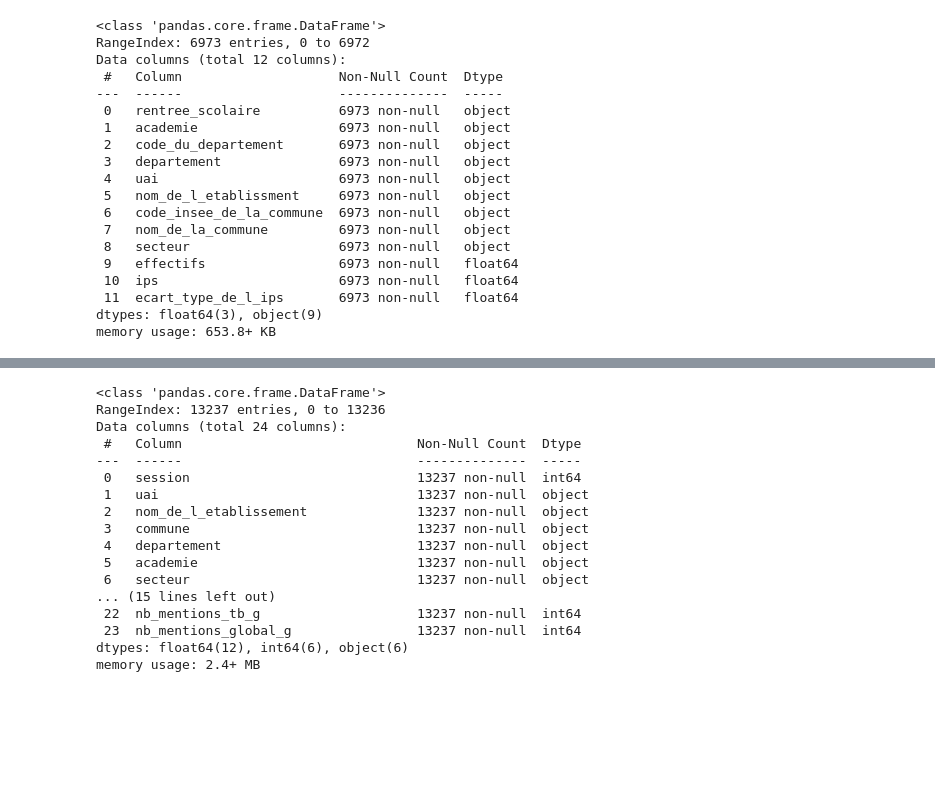
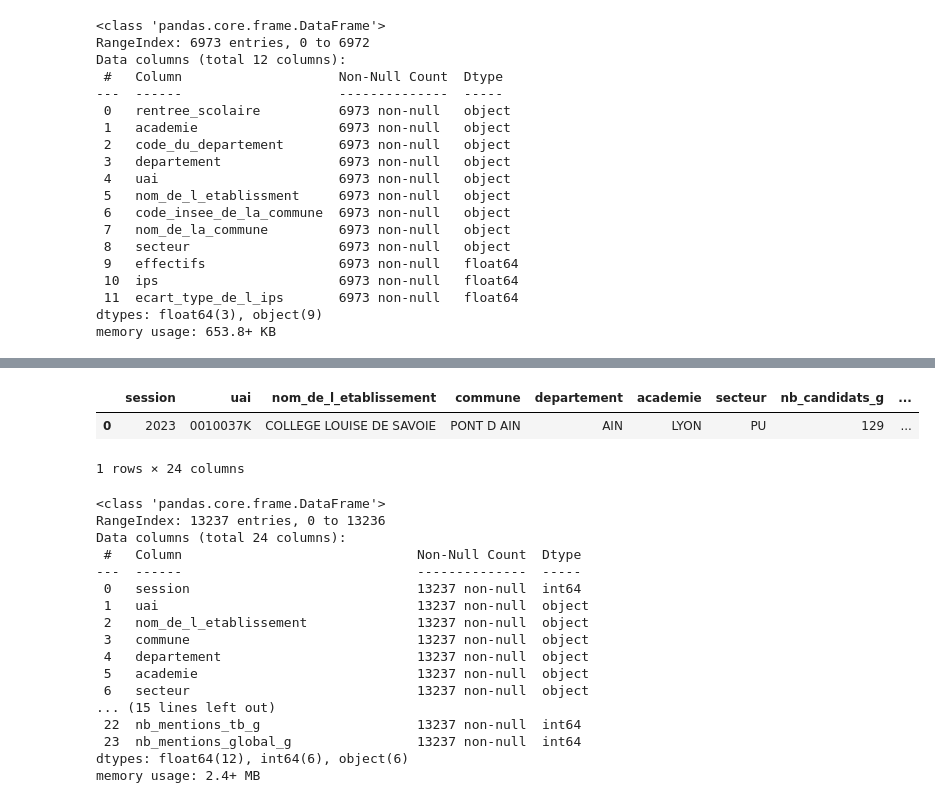
Before and after one commit to barrmath/data_educ, a Jupyter notebook: Preparation dataframe college.ipynb, the cells around one changed output, grey strips where cells are left out. Cells and saved outputs as stored; diff of their text form; code cells hidden in the pictures; blank space fills up the shorter version.

```diff
--- a/Preparation dataframe college.ipynb
+++ b/Preparation dataframe college.ipynb
@@ -73,3 +92,9 @@ memory usage: 653.8+ KB
+# %%
+college_resultat.head(1)
+# %% [output]
+|  | session | uai | nom_de_l_etablissement | commune | departement | academie | secteur | nb_candidats_g | ... |
+| 0 | 2023 | 0010037K | COLLEGE LOUISE DE SAVOIE | PONT D AIN | AIN | LYON | PU | 129 | ... |
+1 rows × 24 columns
 # %%
 college_resultat.info()
 # %% [output]
```
Also changed, not shown: parts of 4 cells of this notebook, 5 other files.
